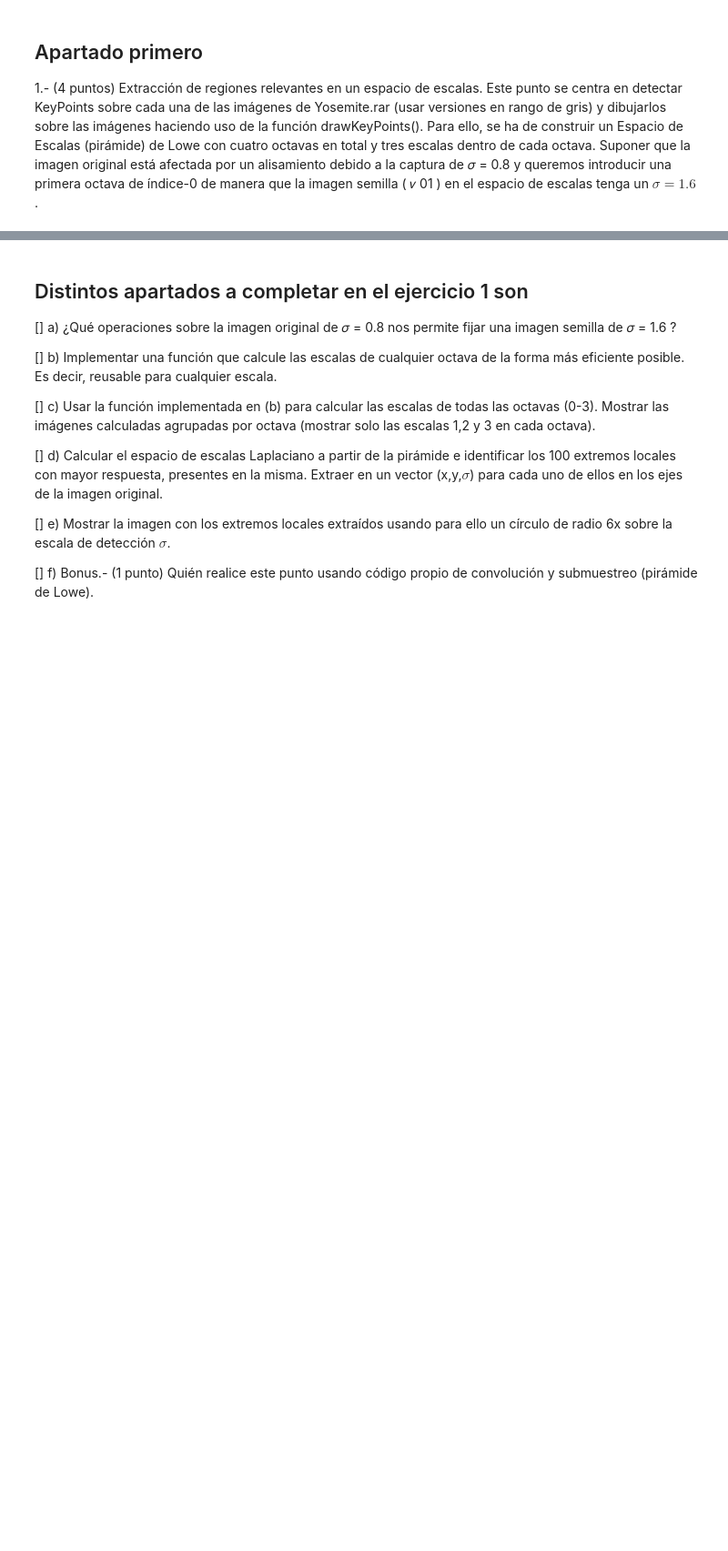
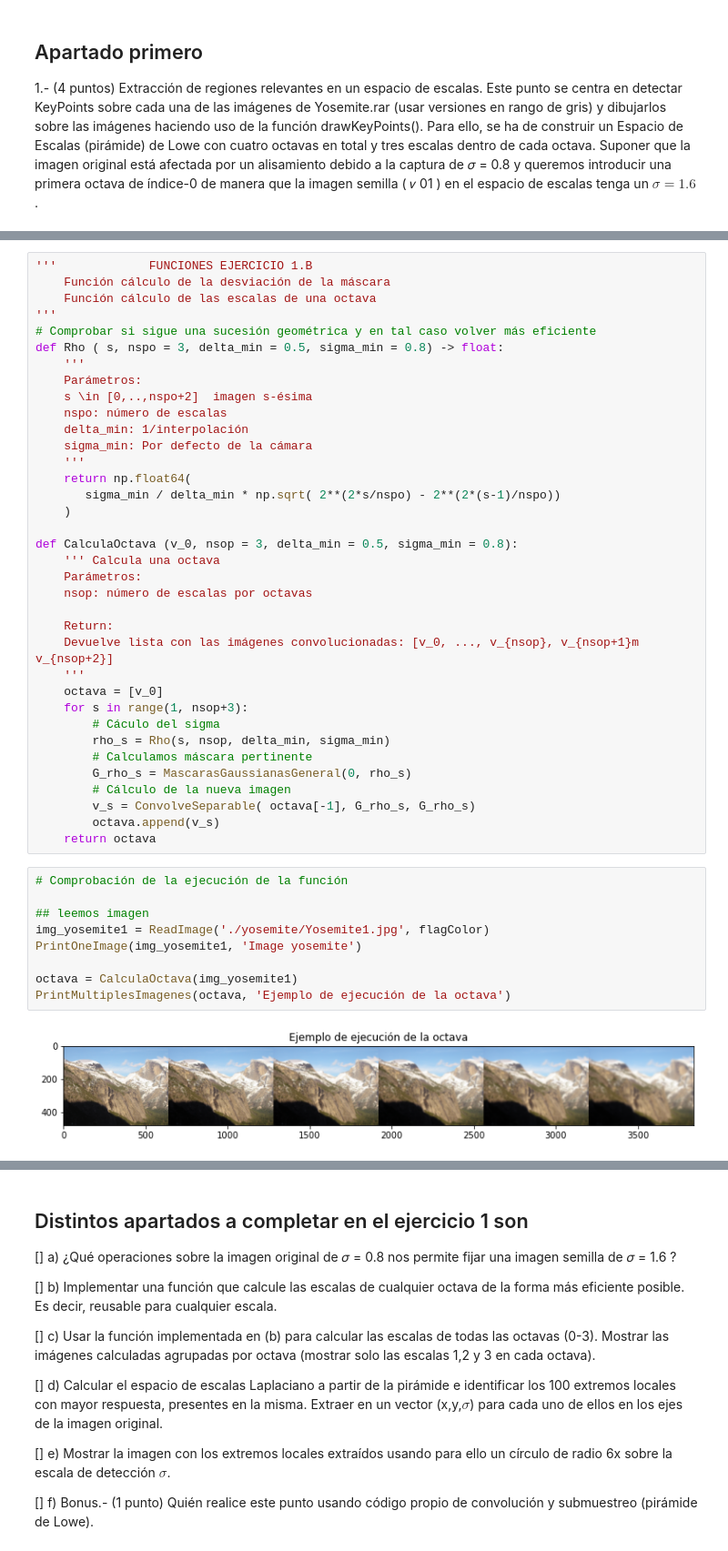
Before and after one commit to BlancaCC/Computer-vision, a Jupyter notebook: practica_2/memoria.ipynb, the cells around one changed output, grey strips where cells are left out. Shown: that part at 91% size. Drawn from its saved outputs; the diff is of its cells as text; blank space fills up the shorter version.

Commit message:
Añado imagenes y realizo el ejercicio 1.b

```diff
--- a/practica_2/memoria.ipynb
+++ b/practica_2/memoria.ipynb
@@ -40,0 +420,47 @@ Para ello se ha implementado la función auxiliar requisito 1B.
+# %%
+'''             FUNCIONES EJERCICIO 1.B
+    Función cálculo de la desviación de la máscara
+    Función cálculo de las escalas de una octava
+'''
+# Comprobar si sigue una sucesión geométrica y en tal caso volver más eficiente
+def Rho ( s, nspo = 3, delta_min = 0.5, sigma_min = 0.8) -> float:
+    '''
+    Parámetros:
+    s \in [0,..,nspo+2]  imagen s-ésima
+    nspo: número de escalas
+    delta_min: 1/interpolación
+    sigma_min: Por defecto de la cámara
+    '''
+    return np.float64(
+       sigma_min / delta_min * np.sqrt( 2**(2*s/nspo) - 2**(2*(s-1)/nspo))
+    )
+
+def CalculaOctava (v_0, nsop = 3, delta_min = 0.5, sigma_min = 0.8):
+    ''' Calcula una octava
+    Parámetros:
+    nsop: número de escalas por octavas
+
+    Return:
+    Devuelve lista con las imágenes convolucionadas: [v_0, ..., v_{nsop}, v_{nsop+1}m v_{nsop+2}]
+    '''
+    octava = [v_0]
+    for s in range(1, nsop+3):
+        # Cáculo del sigma
+        rho_s = Rho(s, nsop, delta_min, sigma_min)
+        # Calculamos máscara pertinente
+        G_rho_s = MascarasGaussianasGeneral(0, rho_s)
+        # Cálculo de la nueva imagen
+        v_s = ConvolveSeparable( octava[-1], G_rho_s, G_rho_s)
+        octava.append(v_s)
+    return octava
+# %%
+# Comprobación de la ejecución de la función
+
+## leemos imagen
+img_yosemite1 = ReadImage('./yosemite/Yosemite1.jpg', flagColor)
+PrintOneImage(img_yosemite1, 'Image yosemite')
+
+octava = CalculaOctava(img_yosemite1)
+PrintMultiplesImagenes(octava, 'Ejemplo de ejecución de la octava')
+# %% [output]
+[figure, added]
```
Also changed, not shown: parts of 5 cells of this notebook, 32 other files.
